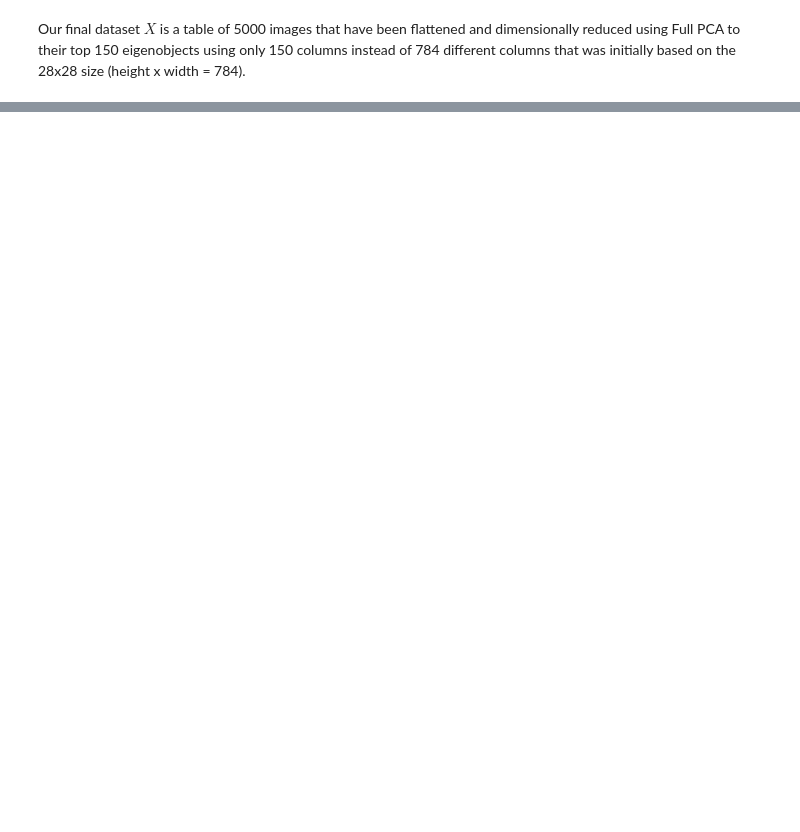
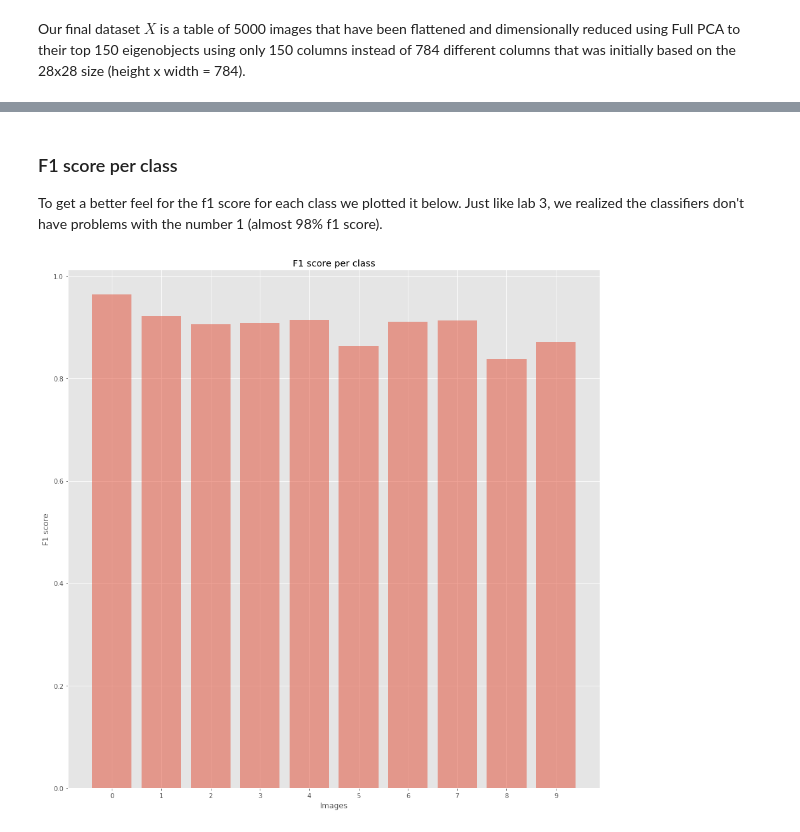
Before and after one commit to CSE5393/Lab6, a Jupyter notebook: Lab6.ipynb, the cells around one changed output, grey strips where cells are left out. Cells and saved outputs as stored; diff of their text form; code cells hidden in the pictures; blank space fills up the shorter version.

```diff
--- a/Lab6.ipynb
+++ b/Lab6.ipynb
@@ -711,14 +142,0 @@ Our version of MLP performed 3 times as long as Scikit Learn's implementation wh
-# %%
-plt.style.use('ggplot')
-
-objects = ['Scikitlearn MLP', 'Custom MLP']
-
-y_pos = np.arange(len(objects))
-
-performance = [90.19, 89.8]
-plt.bar(y_pos, performance, align='center', alpha=0.5)
-plt.xticks(y_pos,objects)
-plt.ylabel("F1 Score")
-plt.title("Scikit vs Custom MLP F1 Score")
-
-plt.show()
@@ -728,0 +245,18 @@ The off by less than 1% for the F1 score seemed like we almost accomplished bein
+# %%
+# Trying out classifier using a bigger amount of estimators to test the multiple jobs effenciency using 8 cores (100 classifiers).
+
+params =  dict(
+    n_estimators = 100,
+    replacement = True,
+    weighted = True,
+    proba_voting = True,
+    print_progress = True,
+    n_jobs = 8
+)
+
+pl = Pipeline([('scaler', StandardScaler()), ('clf', CustomBaggingClassifier(**params))])
+for train_index, test_index in cv.split(X, Y):
+    %time %memit pl.fit(X[train_index], Y[train_index])
+    yhat = pl.predict(X[test_index])
+    print('f1 score:', f1_score(Y[test_index], yhat, average='macro'))
+    print('How many of each class did we predict? ' + str(np.bincount(yhat)))
@@ -728,0 +281,19 @@ The off by less than 1% for the F1 score seemed like we almost accomplished bein
+# %% [markdown]
+### F1 score per class
+
+To get a better feel for the f1 score for each class we plotted it below. Just like lab 3, we realized the classifiers don't have problems with the number 1 (almost 98% f1 score).
+# %%
+f1_scores = [f1_score(Y[test_index], yhat, average='macro', labels=[j]) for j in classes]
+
+plt.figure(figsize=(15,15))
+
+plt.bar(classes, f1_scores, align='center', alpha=0.5)
+plt.xticks(classes)
+
+plt.xlabel("Images")
+plt.ylabel("F1 score")
+
+plt.title("F1 score per class")
+plt.show()
+# %% [output]
+[figure, added]
```
Also changed, not shown: parts of 50 cells of this notebook, 1 other file.
